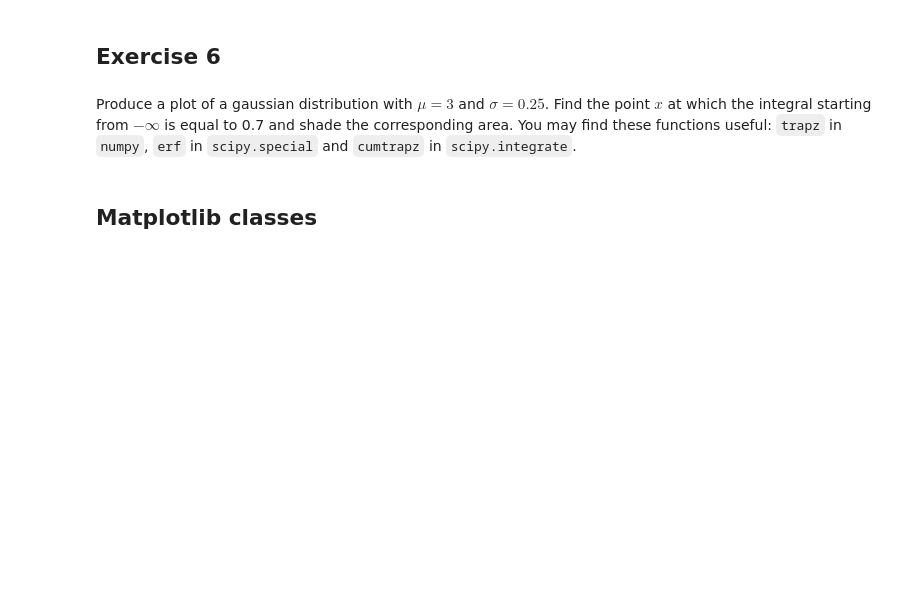
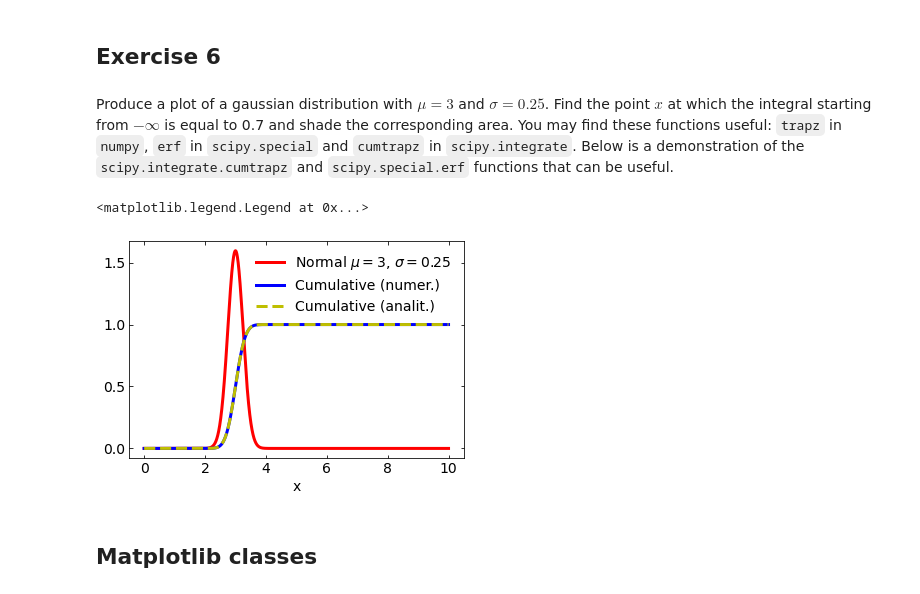
Before and after one commit to omsharansalafia/intropython, a Jupyter notebook: notes/03_Matplotlib.ipynb, the cells around one changed output. Saved outputs shown, nothing was run; the diff lists cells and outputs as text; code cells hidden in the pictures; blank space fills up the shorter version.

```diff
--- a/notes/03_Matplotlib.ipynb
+++ b/notes/03_Matplotlib.ipynb
@@ -234,6 +252,31 @@ plt.savefig('my_figure.pdf')
 ## Exercise 6
 # %% [markdown]
 Produce a plot of a gaussian distribution with $\mu = 3$ and $\sigma = 0.25$. Find the point $x$ at which the integral starting from $-\infty$ is equal to 0.7 and shade the corresponding area. You may find these functions useful: `trapz` in `numpy`, `erf` in `scipy.special` and `cumtrapz` in `scipy.integrate`.
+Below is a demonstration of the `scipy.integrate.cumtrapz` and `scipy.special.erf` functions that can be useful.
+# %%
+from scipy.integrate import cumtrapz
+from scipy.special import erf
+
+plt.rcParams['font.size']=14
+
+mu = 3.
+sigma = 0.25
+x = np.linspace(0.,10.,10000)
+y = np.exp(-0.5*((x-mu)/sigma)**2)/np.sqrt(2*np.pi*sigma**2)
+Y = cumtrapz(y,x,initial=0.)
+Y_analytical = 0.5*(1.+erf((x-mu)/(sigma*2**0.5)))
+
+plt.plot(x,y,lw=3,c='r',label=r'Normal $\mu=3$, $\sigma=0.25$')
+plt.plot(x,Y,lw=3,c='b',label=r'Cumulative (numer.)')
+plt.plot(x,Y_analytical,ls='--',lw=3,c='y',label=r'Cumulative (analit.)')
+
+plt.tick_params(which='both',direction='in',top=True,right=True)
+plt.xlabel('x')
+
+plt.legend(frameon=False)
+# %% [output]
+<matplotlib.legend.Legend at 0x...>
+[figure, added]
 # %% [markdown]
 ## Matplotlib classes
 # %% [markdown]
```
Also changed, not shown: parts of 3 cells of this notebook.
